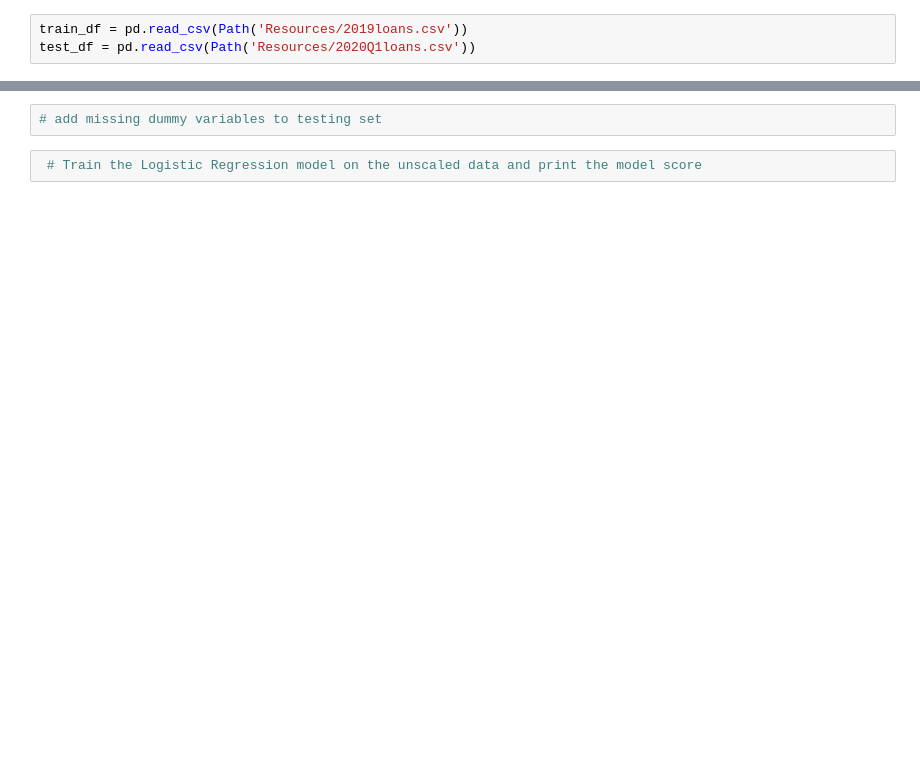
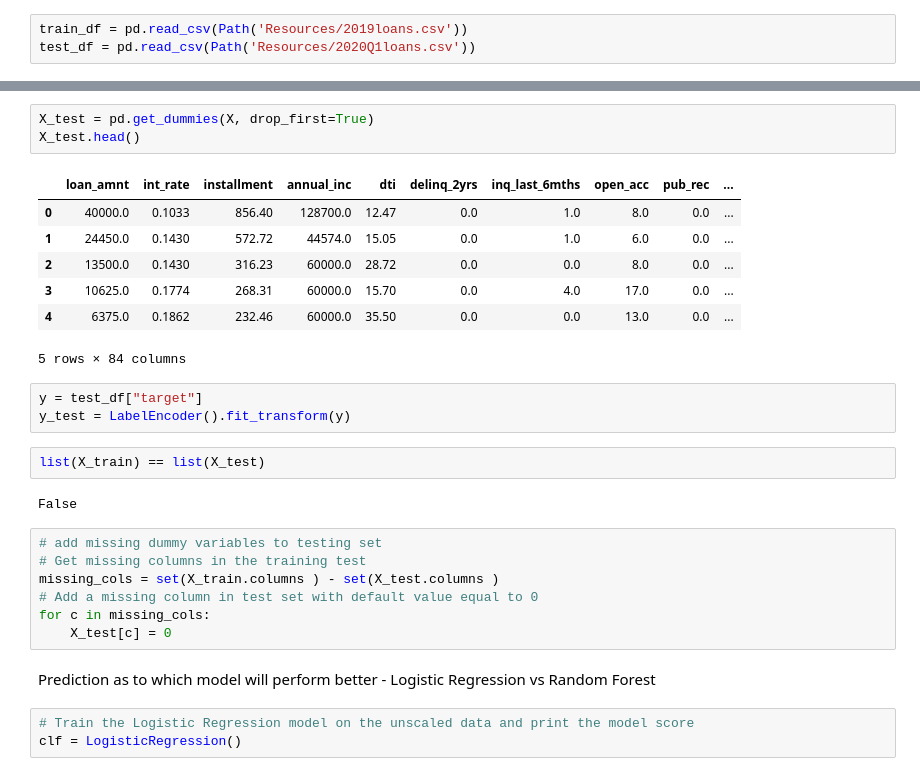
Before and after one commit to DominikaRzez/Predicting_Credit_Risk-Machine-Learning, a Jupyter notebook: Credit Risk Evaluator.ipynb, the cells around one changed output, grey strips where cells are left out. Cells and saved outputs as stored; diff of their text form; blank space fills up the shorter version.

```diff
--- a/Credit Risk Evaluator.ipynb
+++ b/Credit Risk Evaluator.ipynb
@@ -12,4 +42,30 @@ test_df = pd.read_csv(Path('Resources/2020Q1loans.csv'))
+# %%
+X_test = pd.get_dummies(X, drop_first=True)
+X_test.head()
+# %% [output]
+|  | loan_amnt | int_rate | installment | annual_inc | dti | delinq_2yrs | inq_last_6mths | open_acc | pub_rec | ... |
+| 0 | 40000.0 | 0.1033 | 856.40 | 128700.0 | 12.47 | 0.0 | 1.0 | 8.0 | 0.0 | ... |
+| 1 | 24450.0 | 0.1430 | 572.72 | 44574.0 | 15.05 | 0.0 | 1.0 | 6.0 | 0.0 | ... |
+| 2 | 13500.0 | 0.1430 | 316.23 | 60000.0 | 28.72 | 0.0 | 0.0 | 8.0 | 0.0 | ... |
+| 3 | 10625.0 | 0.1774 | 268.31 | 60000.0 | 15.70 | 0.0 | 4.0 | 17.0 | 0.0 | ... |
+| 4 | 6375.0 | 0.1862 | 232.46 | 60000.0 | 35.50 | 0.0 | 0.0 | 13.0 | 0.0 | ... |
+5 rows × 84 columns
+# %%
+y = test_df["target"]
+y_test = LabelEncoder().fit_transform(y)
+# %%
+list(X_train) == list(X_test)
+# %% [output]
+False
 # %%
 # add missing dummy variables to testing set
+# Get missing columns in the training test
+missing_cols = set(X_train.columns ) - set(X_test.columns )
+# Add a missing column in test set with default value equal to 0
+for c in missing_cols:
+    X_test[c] = 0
+# %% [markdown]
+Prediction as to which model will perform better - Logistic Regression vs Random Forest
 # %%
- # Train the Logistic Regression model on the unscaled data and print the model score
+# Train the Logistic Regression model on the unscaled data and print the model score
+clf = LogisticRegression()
```
Also changed, not shown: parts of 17 cells of this notebook.
